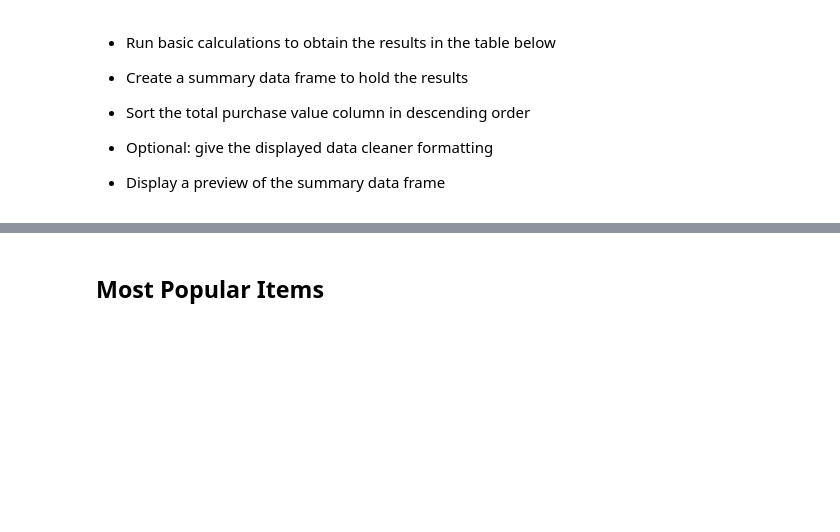
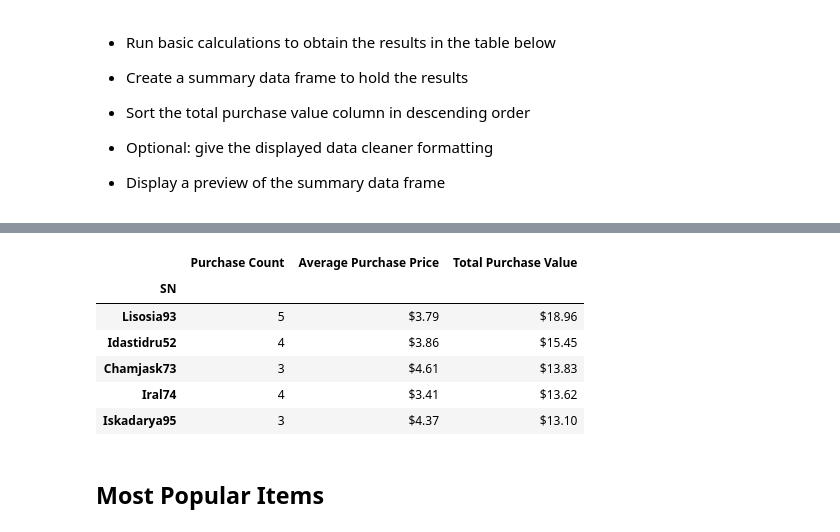
Before and after one commit to saaallyahmed/Panda_challenge, a Jupyter notebook: HeroesOfPymoli/HeroesOfPymoli_starter.ipynb, the cells around one changed output, grey strips where cells are left out. Saved outputs shown, nothing was run; the diff lists cells and outputs as text; code cells hidden in the pictures; blank space fills up the shorter version.

```diff
--- a/HeroesOfPymoli/HeroesOfPymoli_starter.ipynb
+++ b/HeroesOfPymoli/HeroesOfPymoli_starter.ipynb
@@ -193,3 +276,36 @@ SyntaxError: unexpected EOF while parsing (Temp/ipykernel_25620/2011166518.py, l
+# %%
+# Group purchase data by screen names
+spender_stats = purchase_data.groupby("SN")
+
+# Count the total purchases by name
+purchase_count_spender = spender_stats["Purchase ID"].count()
+
+# Calculate the average purchase by name
+avg_purchase_price_spender = spender_stats["Price"].mean()
+
+# Calculate purchase total
+purchase_total_spender = spender_stats["Price"].sum()
+
+# Create data frame with obtained values
+top_spenders = pd.DataFrame({"Purchase Count": purchase_count_spender,
+                             "Average Purchase Price": avg_purchase_price_spender,
+                             "Total Purchase Value":purchase_total_spender})
+
+# Sort in descending order to obtain top 5 spender names
+formatted_spenders = top_spenders.sort_values(["Total Purchase Value"], ascending=False).head()
+
+# Format with currency style
+formatted_spenders.style.format({"Average Purchase Total":"${:,.2f}",
+                                 "Average Purchase Price":"${:,.2f}",
+                                 "Total Purchase Value":"${:,.2f}"})
+# %% [output]
+|  | Purchase Count | Average Purchase Price | Total Purchase Value |
+| SN |  |  |  |
+| Lisosia93 | 5 | $3.79 | $18.96 |
+| Idastidru52 | 4 | $3.86 | $15.45 |
+| Chamjask73 | 3 | $4.61 | $13.83 |
+| Iral74 | 4 | $3.41 | $13.62 |
+| Iskadarya95 | 3 | $4.37 | $13.10 |
 # %% [markdown]
 ## Most Popular Items
 # %% [markdown]
```
Also changed, not shown: parts of 23 cells of this notebook.
